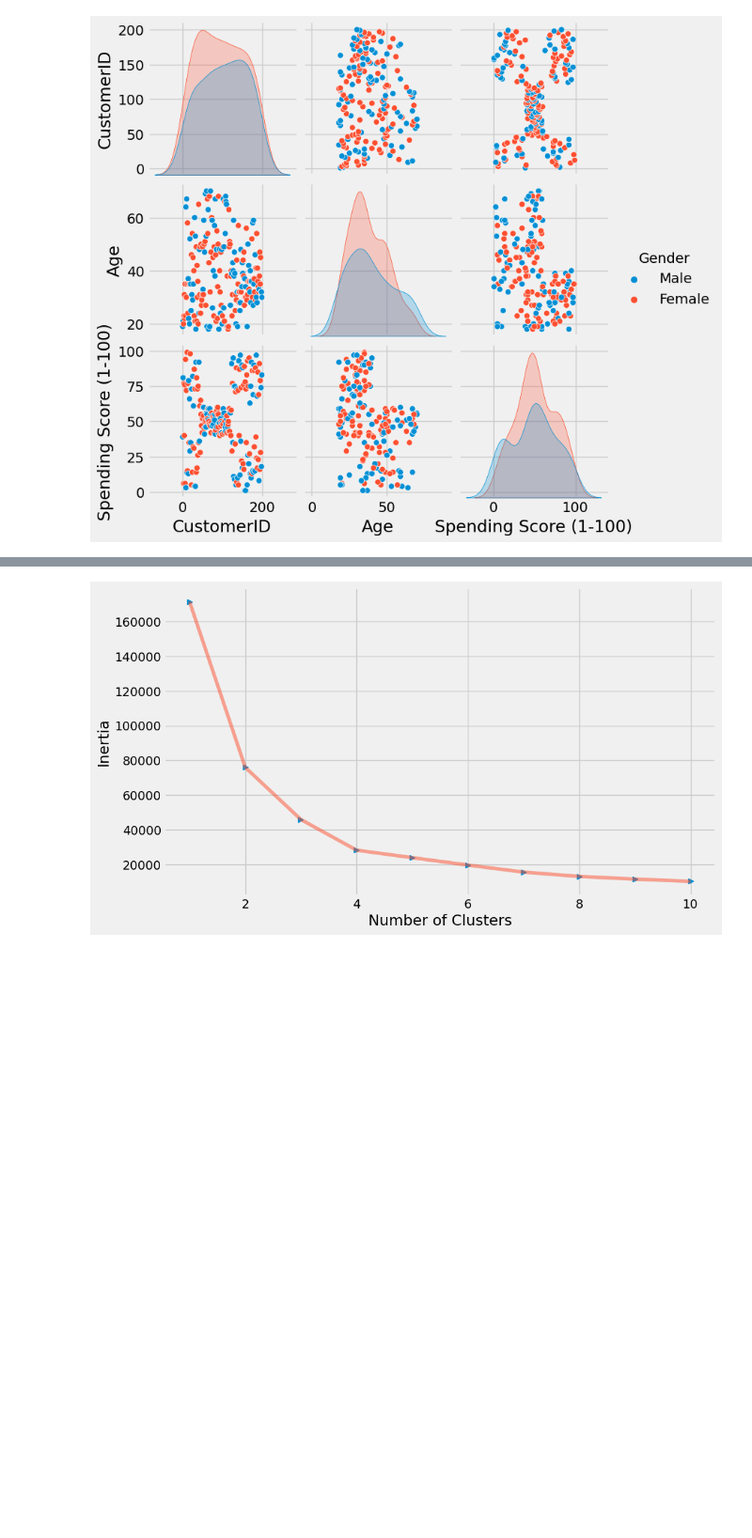
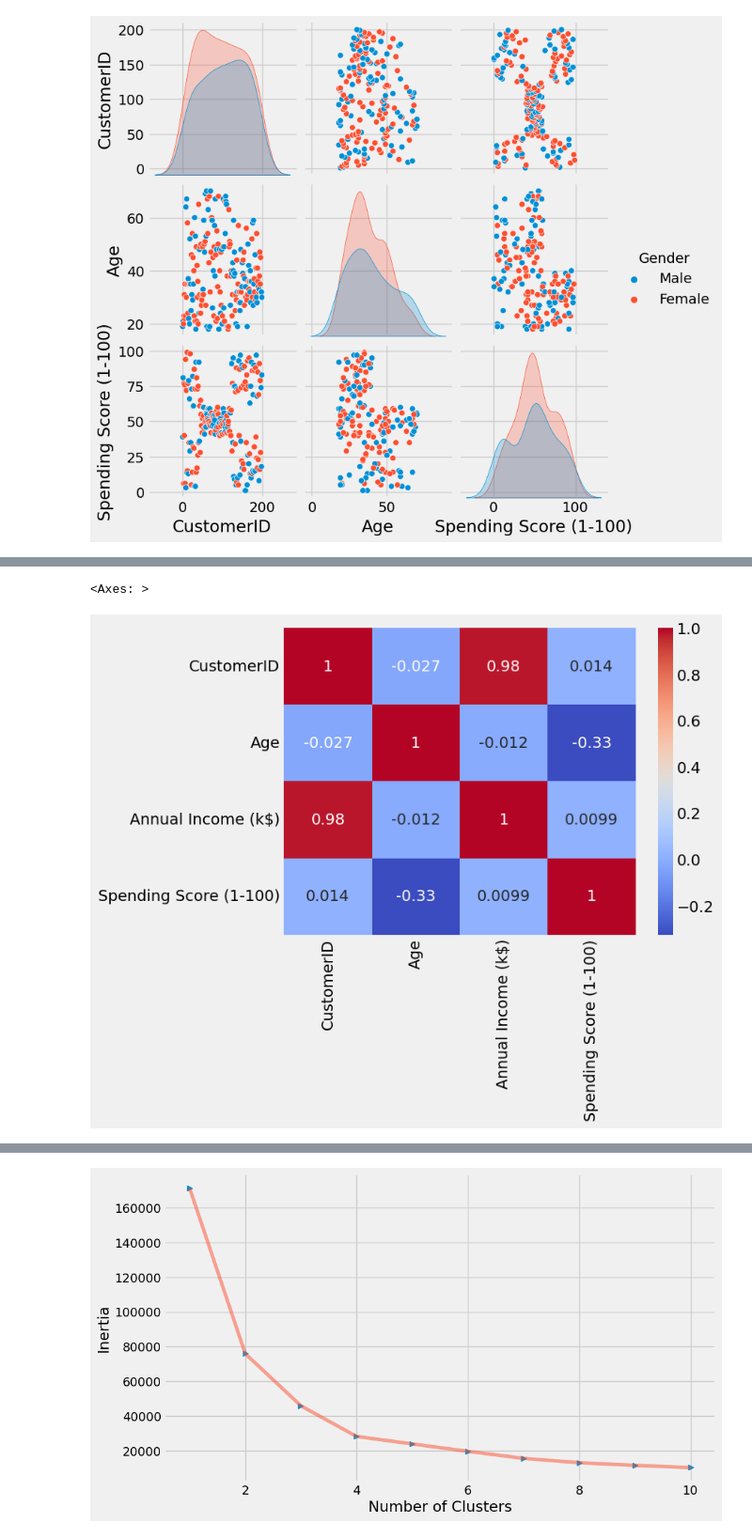
Before and after one commit to LaizaCostaa/Customer_segmentation_k-means, a Jupyter notebook: customer_segmentation_k_means_pynb.ipynb, the cells around one changed output, grey strips where cells are left out. Shown at 94% size. Cells and saved outputs as stored; diff of their text form; code cells hidden in the pictures; blank space fills up the shorter version.

```diff
--- a/customer_segmentation_k_means_pynb.ipynb
+++ b/customer_segmentation_k_means_pynb.ipynb
@@ -178,0 +181,5 @@ plt.show()
+# %%
+sns.heatmap(df.corr(),annot=True,cmap='coolwarm')
+# %% [output]
+<Axes: >
+[figure, added]
```
Also changed, not shown: parts of 44 cells of this notebook.
